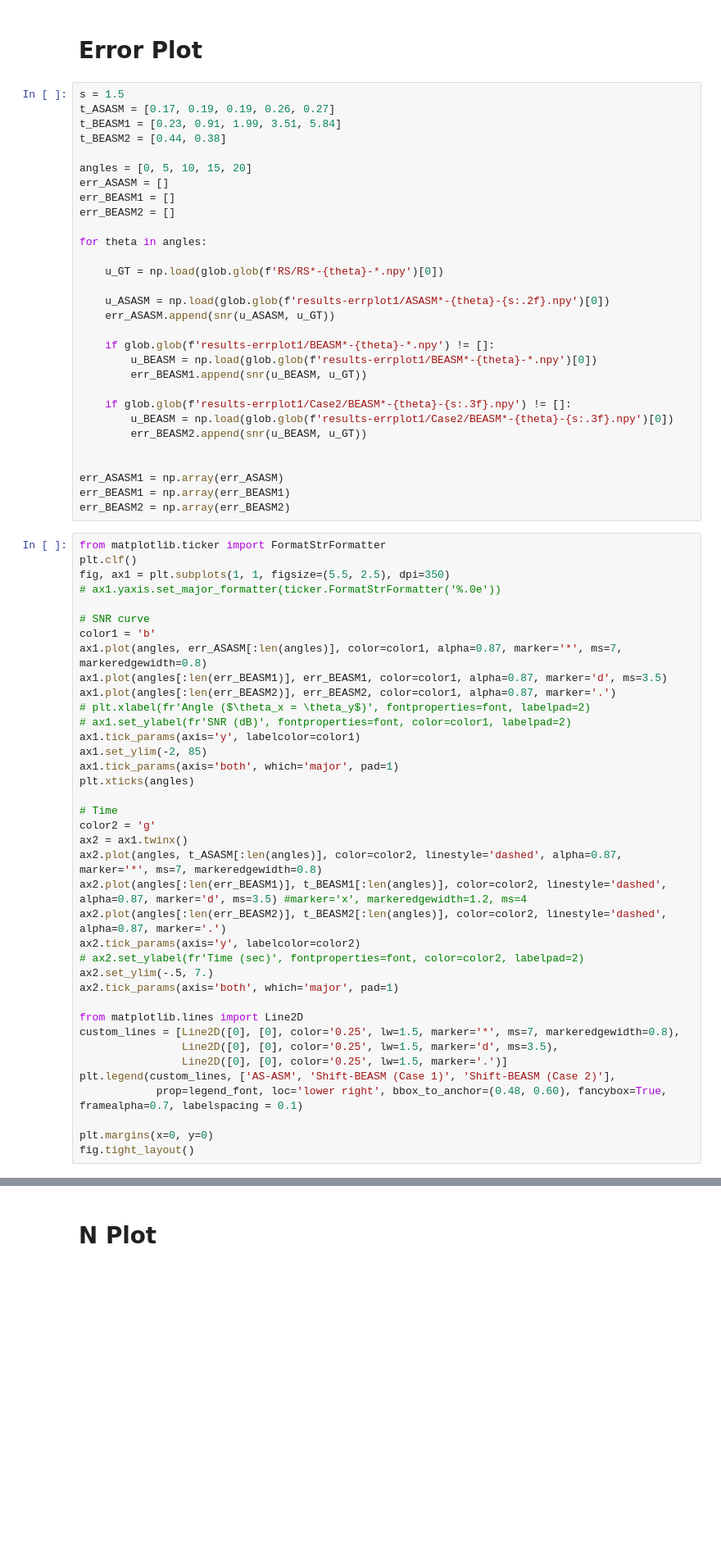
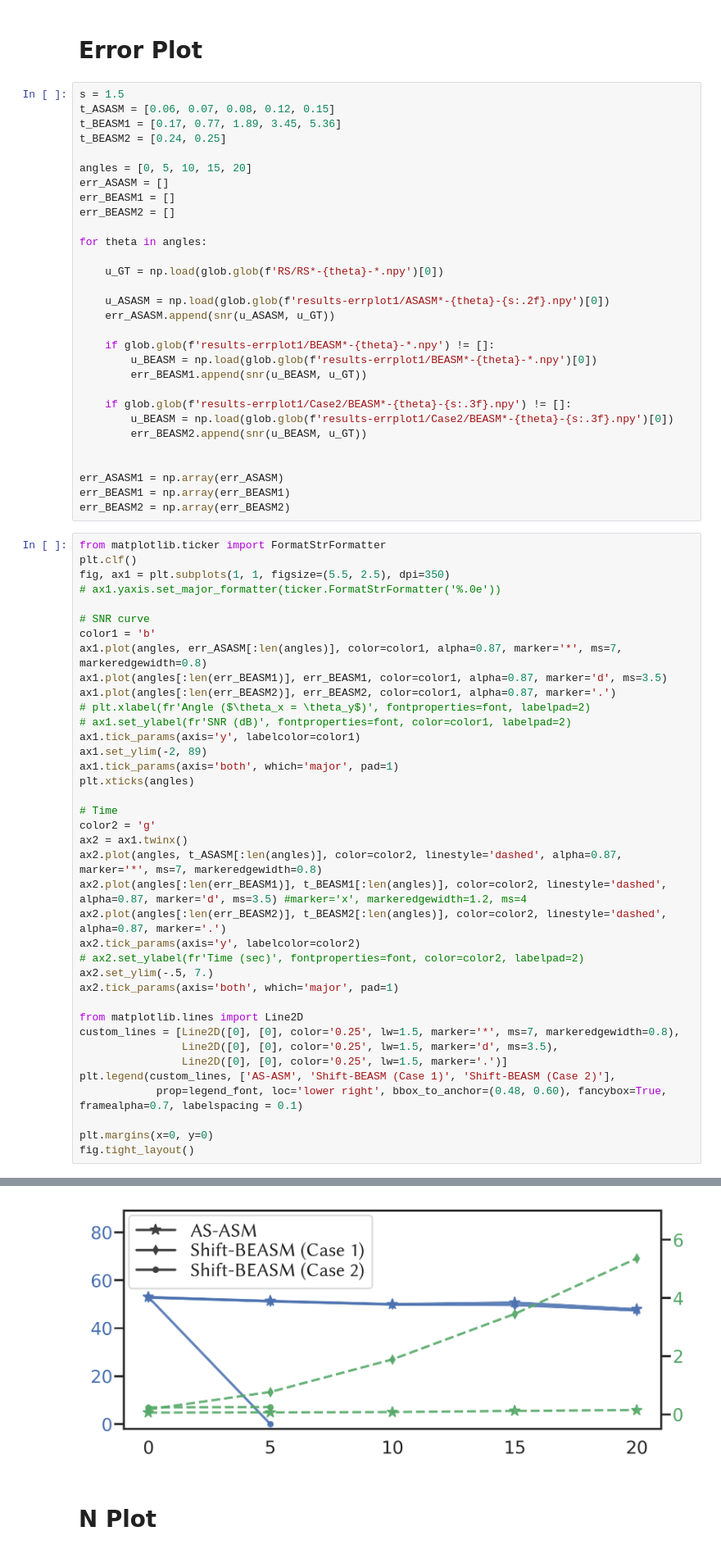
Before and after one commit to whywww/ASASM, a Jupyter notebook: figures.ipynb, the cells around one changed output, grey strips where cells are left out. Shown at 82% size. Drawn from its saved outputs; the diff is of its cells as text; blank space fills up the shorter version.

```diff
--- a/figures.ipynb
+++ b/figures.ipynb
@@ -63,9 +63,9 @@ from skimage.metrics import structural_similarity as ssim
 # Error Plot
 # %%
 s = 1.5
-t_ASASM = [0.17, 0.19, 0.19, 0.26, 0.27]
-t_BEASM1 = [0.23, 0.91, 1.99, 3.51, 5.84]
-t_BEASM2 = [0.44, 0.38]
+t_ASASM = [0.06, 0.07, 0.08, 0.12, 0.15]
+t_BEASM1 = [0.17, 0.77, 1.89, 3.45, 5.36]
+t_BEASM2 = [0.24, 0.25]
 
 angles = [0, 5, 10, 15, 20]
 err_ASASM = []
@@ -105,7 +105,7 @@ ax1.plot(angles[:len(err_BEASM2)], err_BEASM2, color=color1, alpha=0.87, marker=
 # plt.xlabel(fr'Angle ($\theta_x = \theta_y$)', fontproperties=font, labelpad=2)
 # ax1.set_ylabel(fr'SNR (dB)', fontproperties=font, color=color1, labelpad=2)
 ax1.tick_params(axis='y', labelcolor=color1)
-ax1.set_ylim(-2, 85)
+ax1.set_ylim(-2, 89)
 ax1.tick_params(axis='both', which='major', pad=1)
 plt.xticks(angles)
 
@@ -129,3 +129,4 @@ plt.legend(custom_lines, ['AS-ASM', 'Shift-BEASM (Case 1)', 'Shift-BEASM (Case 2
 
 plt.margins(x=0, y=0)
 fig.tight_layout()
+# %% [output]
@@ -132,3 +134,4 @@ fig.tight_layout()
+[figure, added]
 # %% [markdown]
 # N Plot
 # %%
```
Also changed, not shown: parts of 5 cells of this notebook, 7 other files.
